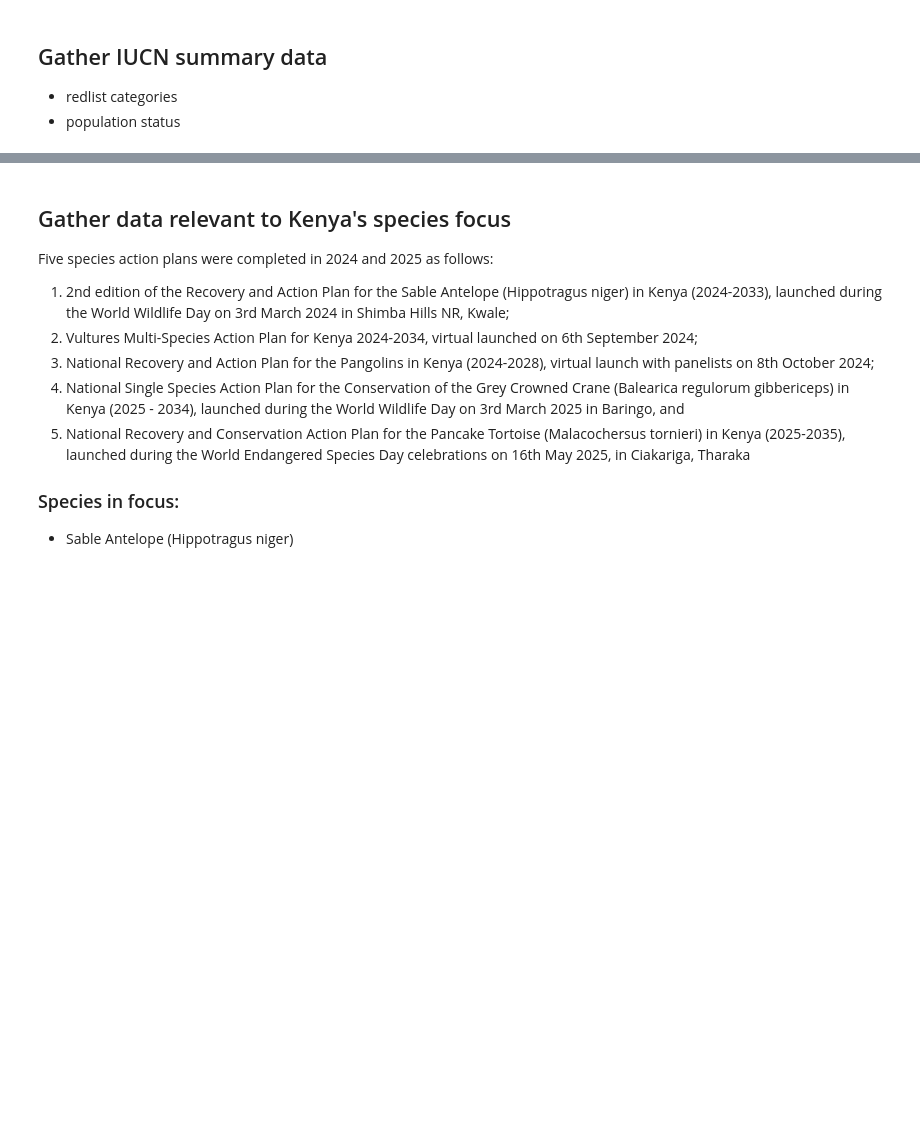
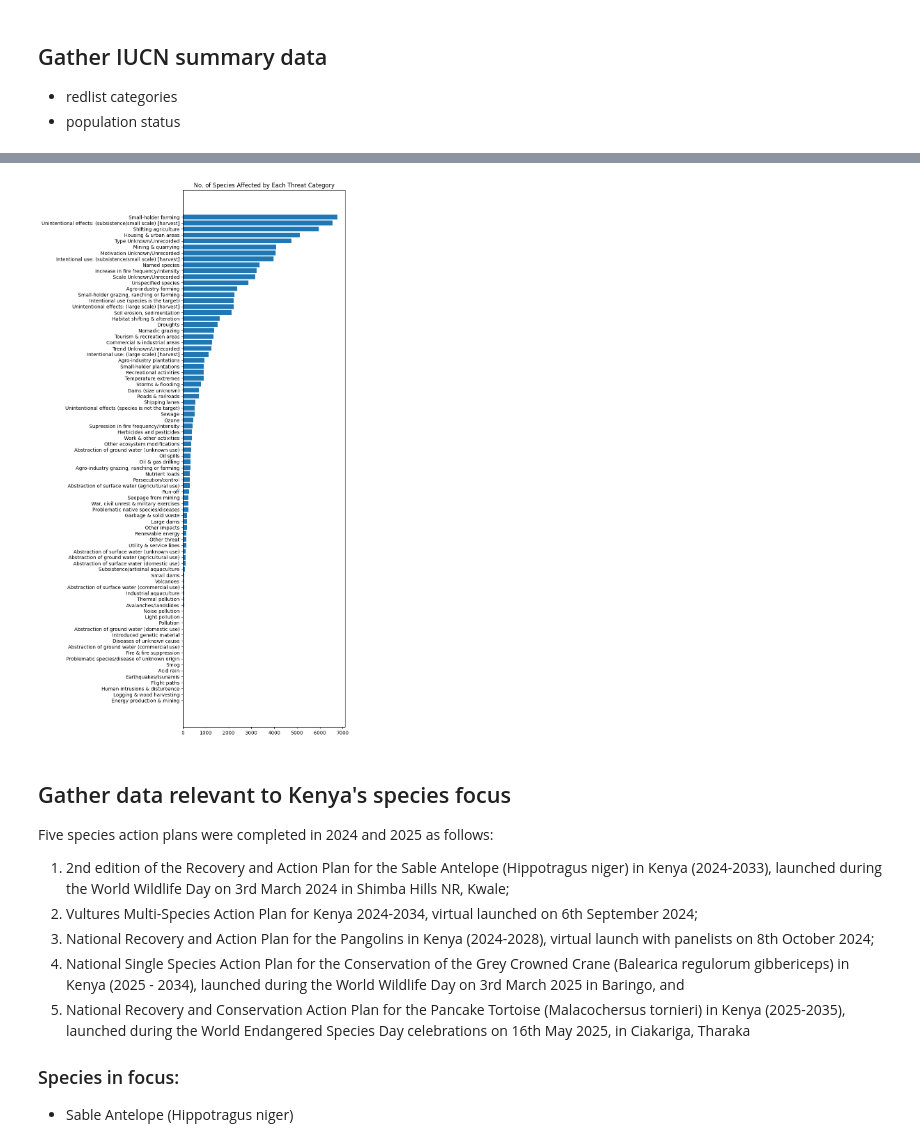
Before and after one commit to AzadiGathui/data_deficient_iucn_species, a Jupyter notebook: notebooks/iucn_eda.ipynb, the cells around one changed output, grey strips where cells are left out. Cells and saved outputs as stored; diff of their text form; code cells hidden in the pictures; blank space fills up the shorter version.

```diff
--- a/notebooks/iucn_eda.ipynb
+++ b/notebooks/iucn_eda.ipynb
@@ -102,0 +119,4 @@ categories_by_populationTrend[['kingdomName',
+# %%
+df = pd.read_csv(r'..\data\raw\iucn\redlist_species_data_c2b461b8-36ca-4846-a764-b0c967489696\threats.csv')
+
+df.info()
@@ -103,3 +150,11 @@ categories_by_populationTrend[['kingdomName',
+# %%
+threats_by_category = df.groupby('name')[['scientificName']].count().sort_values(by='scientificName', ascending=True).reset_index()
+plt.figure(figsize=(6,20))
+plt.barh(threats_by_category['name'], threats_by_category['scientificName'])
+plt.title('No. of Species Affected by Each Threat Category')
+plt.show()
+# %% [output]
+[figure, added]
 # %% [markdown]
 ## Gather data relevant to Kenya's species focus
 Five species action plans were completed in 2024 and 2025 as follows:
```
Also changed, not shown: parts of 26 cells of this notebook, 1 other file.
